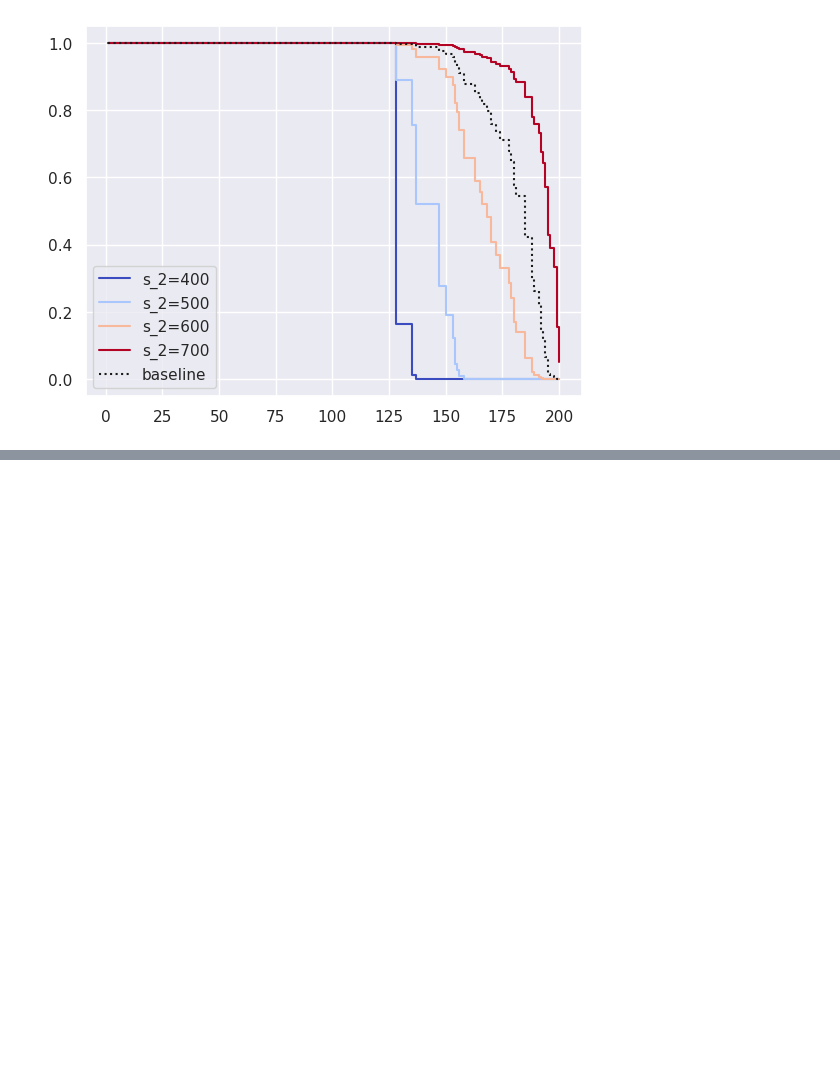
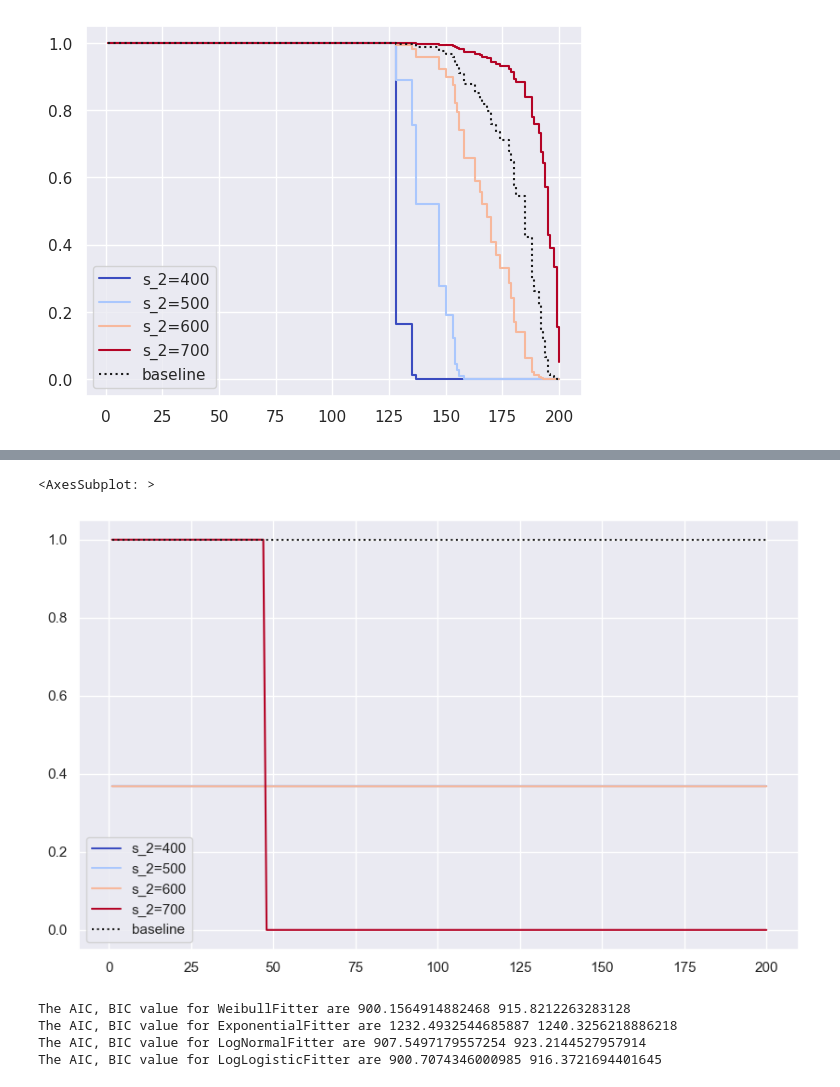
Before and after one commit to xxl4tomxu98/NASA-Jet-Engine-Maintenance, a Jupyter notebook: Survival Analysis/survival.ipynb, the cells around one changed output, grey strips where cells are left out. Saved outputs shown, nothing was run; the diff lists cells and outputs as text; code cells hidden in the pictures; blank space fills up the shorter version.

Commit message:
make additions to weibull aft model

```diff
--- a/Survival Analysis/survival.ipynb
+++ b/Survival Analysis/survival.ipynb
@@ -396,0 +418,22 @@ aft.plot()
+# %%
+plt.subplots(figsize=(10, 6))
+aft.plot_partial_effects_on_outcome('s_2', range(400, 800, 100), cmap='coolwarm')
+# %% [output]
+<AxesSubplot: >
+[figure, added]
+# %%
+# Instantiate each fitter
+wb = WeibullFitter()
+ex = ExponentialFitter()
+log = LogNormalFitter()
+loglogis = LogLogisticFitter()
+# Fit to data
+for model in [wb, ex, log, loglogis]:
+    model.fit(durations=train_censored["time_cycles"], event_observed=train_censored["breakdown"])
+    # Print AIC
+    print("The AIC, BIC value for", model.__class__.__name__, "are",  model.AIC_, model.BIC_)
+# %% [output]
+The AIC, BIC value for WeibullFitter are 900.1564914882468 915.8212263283128
+The AIC, BIC value for ExponentialFitter are 1232.4932544685887 1240.3256218886218
+The AIC, BIC value for LogNormalFitter are 907.5497179557254 923.2144527957914
+The AIC, BIC value for LogLogisticFitter are 900.7074346000985 916.3721694401645
```
Also changed, not shown: parts of 5 cells of this notebook.
